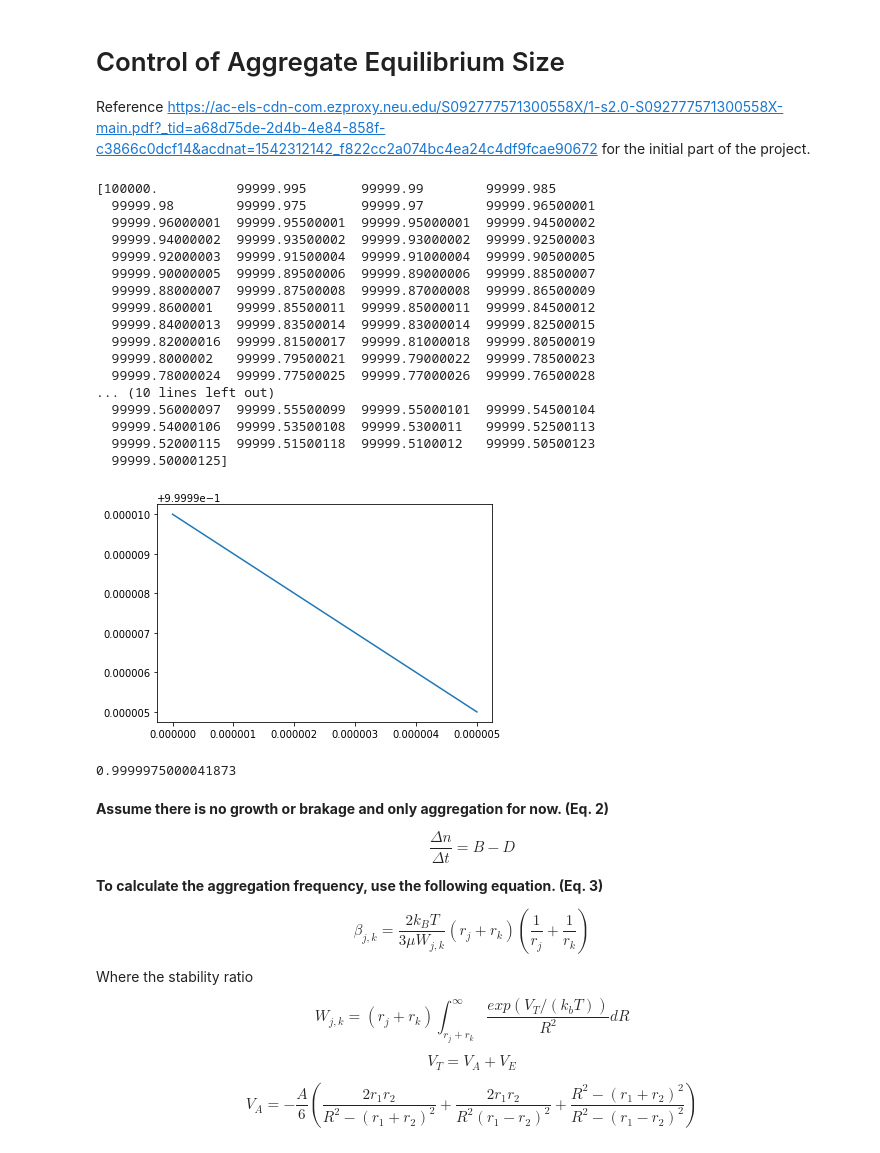
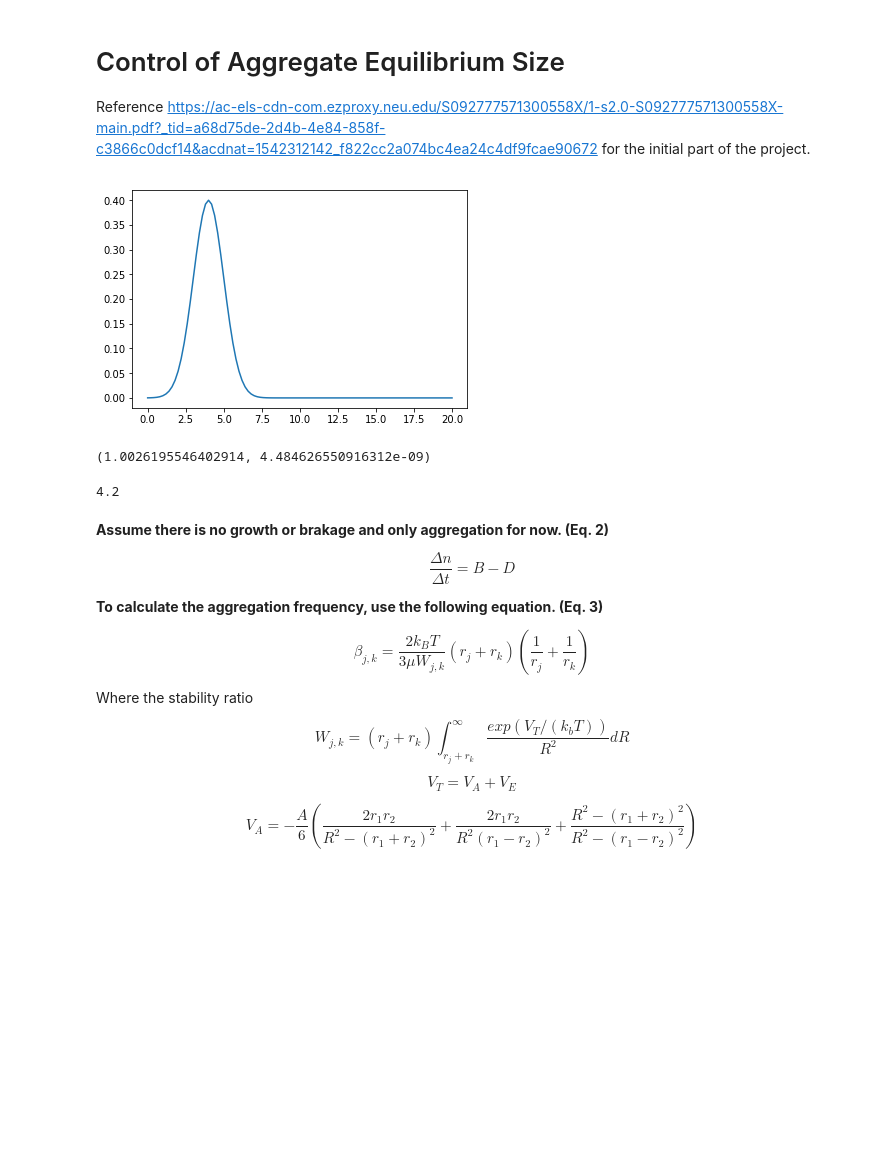
Before and after one commit to joshuafinkelstein/colloidstability, a Jupyter notebook: Colloid Stability.ipynb, the cells around one changed output. Saved outputs shown, nothing was run; the diff lists cells and outputs as text; code cells hidden in the pictures; blank space fills up the shorter version.

```diff
--- a/Colloid Stability.ipynb
+++ b/Colloid Stability.ipynb
@@ -9,44 +9,34 @@ import numpy as np
 import scipy.integrate as integrate
 import math
 # %%
-L = np.linspace(0,5,101)
-L = L/ 10**6
+#set up the bins
+L = np.linspace(0,20,101)
+L = L
 size_step = np.diff(L)
-# %%
-def initial(L):
-    #eqn taken from reference 39, eqn 20, v0 assumed to be 1 m^-3, like in the paper
-    density = np.exp(-L)
-    return density
-# %%
-Ntotal = 100000
-distribution = initial(L)*100000
-plt.plot(L, initial(L))
-print(distribution)
-# %% [output]
-[100000.          99999.995       99999.99        99999.985
-  99999.98        99999.975       99999.97        99999.96500001
-  99999.96000001  99999.95500001  99999.95000001  99999.94500002
-  99999.94000002  99999.93500002  99999.93000002  99999.92500003
-  99999.92000003  99999.91500004  99999.91000004  99999.90500005
-  99999.90000005  99999.89500006  99999.89000006  99999.88500007
-  99999.88000007  99999.87500008  99999.87000008  99999.86500009
-  99999.8600001   99999.85500011  99999.85000011  99999.84500012
-  99999.84000013  99999.83500014  99999.83000014  99999.82500015
-  99999.82000016  99999.81500017  99999.81000018  99999.80500019
-  99999.8000002   99999.79500021  99999.79000022  99999.78500023
-  99999.78000024  99999.77500025  99999.77000026  99999.76500028
-... (10 lines left out)
-  99999.56000097  99999.55500099  99999.55000101  99999.54500104
-  99999.54000106  99999.53500108  99999.5300011   99999.52500113
-  99999.52000115  99999.51500118  99999.5100012   99999.50500123
-  99999.50000125]
-[figure, removed]
-# %%
-avg_size = sum(initial(L)/len(initial(L)))
-avg_size
-#seems reasonable? (in um)
-# %% [output]
-0.9999975000041873
+# %%
+#the initial distribution is arbitrary
+def initial(L):
+    density = 0.4*np.exp(-(L-4)**2/2)
+    return density
+# %%
+plt.plot(L, initial(L))
+plt.show()
+
+#integral should be close to 1
+integrate.quad(initial, 0, 20)
+# %% [output]
+[figure, added]
+(1.0026195546402914, 4.484626550916312e-09)
+# %%
+space_under_curve = integrate.quad(initial, 0, 20)[0]
+for l in L:
+    if (integrate.quad(initial, 0, l)[0] >= 0.5*space_under_curve):
+        avg_size = l
+        break
+avg_size
+#average size in um
+# %% [output]
+4.2
 # %% [markdown]
 **Assume there is no growth or brakage and only aggregation for now. (Eq. 2)**
 
```
Also changed, not shown: parts of 14 cells of this notebook, 1 other file.
